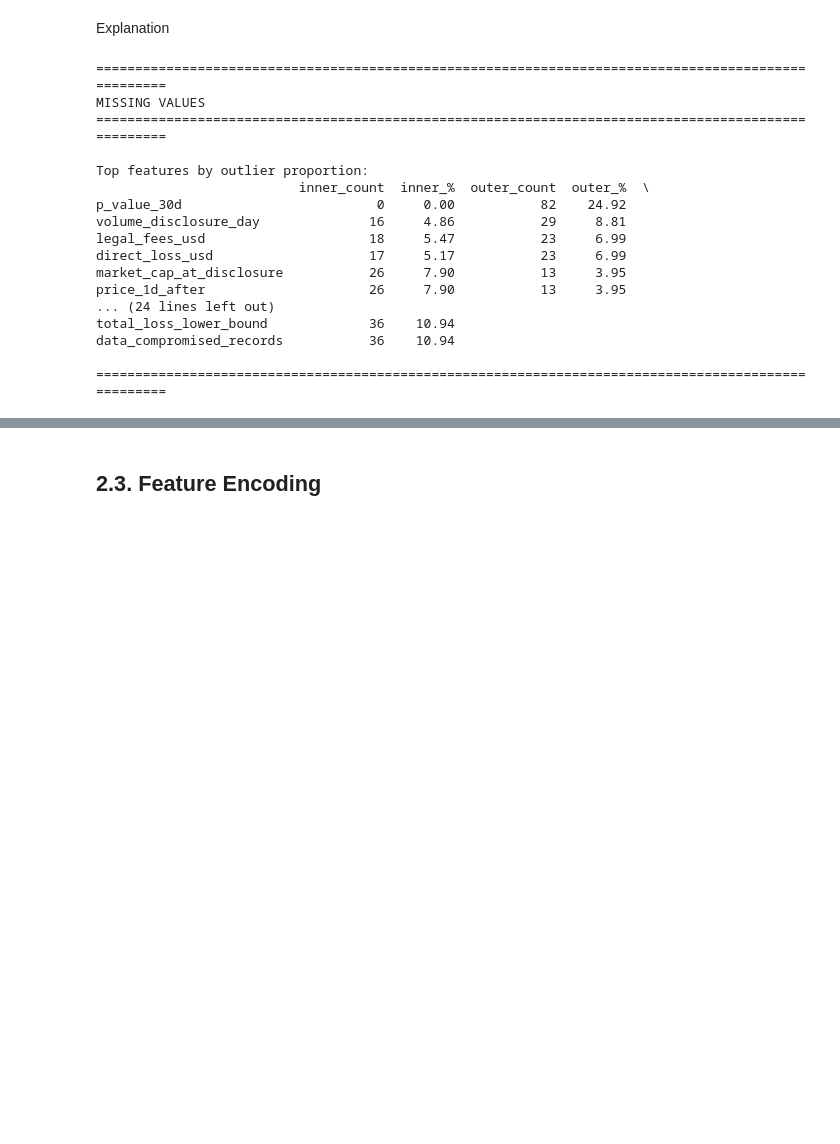
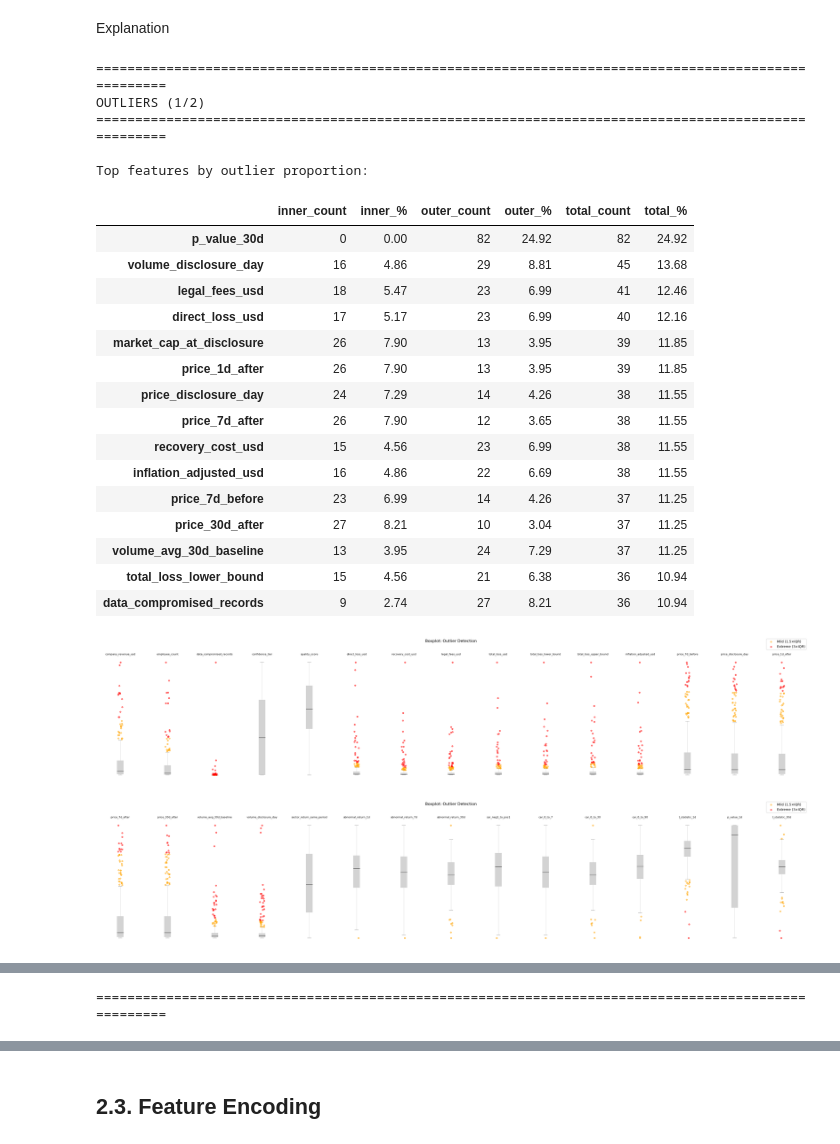
Before and after one commit to ItsAlexar/cybersecurity_breach_impact, a Jupyter notebook: preProcessing.ipynb, the cells around one changed output, grey strips where cells are left out. Drawn from its saved outputs; the diff is of its cells as text; code cells hidden in the pictures; blank space fills up the shorter version.

```diff
--- a/preProcessing.ipynb
+++ b/preProcessing.ipynb
@@ -47,3 +32,8 @@ num_cols, cat_cols = define_feature_types(df_merged)  # TODO function update dat
+# %%
+num_cols, cat_cols = update_feature_types(df_merged)
+
+# Filter the categorical features by whether they are relevant to our project and will be used later in our systems
+cat_cols_relevant = ["country_hq", "attack_vector_primary"] # TODO update with chosen categoricals needed by our 3 systems
 # %% [markdown]
 ## 2.1. Data Deletion: Missing Values
 # %% [markdown]
@@ -156,14 +155,19 @@ def get_iqr_bounds(df, cols):
-# %%
-limits = get_iqr_bounds(df_merged, num_cols)
-# Potential outliers (inner fence, includes extreme outliers)
-outlier_mask_inner = (df_reduced_miss[num_cols] < limits.loc["inner_lower"]) | (df_reduced_miss[num_cols] > limits.loc["inner_upper"])
-# Extreme outliers (outer fence, subset of the previous)
-outlier_mask_outer = (df_reduced_miss[num_cols] < limits.loc["outer_lower"]) | (df_reduced_miss[num_cols] > limits.loc["outer_upper"])
-
-outlier_stats = pd.DataFrame({
-    "inner_count":   (outlier_mask_inner & ~outlier_mask_outer).sum(),
-    "inner_%":     (outlier_mask_inner & ~outlier_mask_outer).mean() * 100,
-    "outer_count": outlier_mask_outer.sum(),
-    "outer_%":   outlier_mask_outer.mean() * 100,
-    "total_count":   outlier_mask_inner.sum(),
-    "total_%":     outlier_mask_inner.mean() * 100,}).round(2)
+# %%
+def get_outlier_masks(df, cols):
+    bounds = get_outlier_bounds(df, cols)
+    # Potential outliers (inner fence, includes extreme outliers)
+    outlier_mask_inner = (df[cols] < bounds.loc["inner_lower"]) | (df[cols] > bounds.loc["inner_upper"])
+    # Extreme outliers (outer fence, subset of the previous)
+    outlier_mask_outer = (df[cols] < bounds.loc["outer_lower"]) | (df[cols] > bounds.loc["outer_upper"])
+    return outlier_mask_inner, outlier_mask_outer
+# %%
+def get_outlier_stats(df, cols):
+    outlier_mask_inner, outlier_mask_outer = get_outlier_masks(df, cols)
+    outlier_stats = pd.DataFrame({
+    "inner_count":   (outlier_mask_inner & ~outlier_mask_outer).sum(),
+    "inner_%":     (outlier_mask_inner & ~outlier_mask_outer).mean() * 100,
+    "outer_count": outlier_mask_outer.sum(),
+    "outer_%":   outlier_mask_outer.mean() * 100,
+    "total_count":   outlier_mask_inner.sum(),
+    "total_%":     outlier_mask_inner.mean() * 100,}).round(2)
+    return outlier_stats
@@ -170,29 +216,38 @@ outlier_stats = pd.DataFrame({
 # %%
 print("=" * 100)
-print("MISSING VALUES")
+print("OUTLIERS (1/2)")
 print("=" * 100)
 
 print()
 print("Top features by outlier proportion:")
+outlier_stats = get_outlier_stats(df_miss, num_cols)
+display(outlier_stats.sort_values(by="total_%", ascending=False).iloc[:20].head(15))
+print()
 
-print((outlier_stats.sort_values(by="total_%", ascending=False).iloc[:20].head(15)))
+plot_outlier_boxplots(df_miss, num_cols)
 print()
 print("=" * 100)
 # %% [output]
 ====================================================================================================
-MISSING VALUES
+OUTLIERS (1/2)
 ====================================================================================================
 
 Top features by outlier proportion:
-                          inner_count  inner_%  outer_count  outer_%  \
-p_value_30d                         0     0.00           82    24.92
-volume_disclosure_day              16     4.86           29     8.81
-legal_fees_usd                     18     5.47           23     6.99
-direct_loss_usd                    17     5.17           23     6.99
-market_cap_at_disclosure           26     7.90           13     3.95
-price_1d_after                     26     7.90           13     3.95
-... (24 lines left out)
-total_loss_lower_bound             36    10.94
-data_compromised_records           36    10.94
-
-====================================================================================================
+|  | inner_count | inner_% | outer_count | outer_% | total_count | total_% |
+| p_value_30d | 0 | 0.00 | 82 | 24.92 | 82 | 24.92 |
+| volume_disclosure_day | 16 | 4.86 | 29 | 8.81 | 45 | 13.68 |
+| legal_fees_usd | 18 | 5.47 | 23 | 6.99 | 41 | 12.46 |
+| direct_loss_usd | 17 | 5.17 | 23 | 6.99 | 40 | 12.16 |
+| market_cap_at_disclosure | 26 | 7.90 | 13 | 3.95 | 39 | 11.85 |
+| price_1d_after | 26 | 7.90 | 13 | 3.95 | 39 | 11.85 |
+| price_disclosure_day | 24 | 7.29 | 14 | 4.26 | 38 | 11.55 |
+| price_7d_after | 26 | 7.90 | 12 | 3.65 | 38 | 11.55 |
+| recovery_cost_usd | 15 | 4.56 | 23 | 6.99 | 38 | 11.55 |
+| inflation_adjusted_usd | 16 | 4.86 | 22 | 6.69 | 38 | 11.55 |
+| price_7d_before | 23 | 6.99 | 14 | 4.26 | 37 | 11.25 |
+| price_30d_after | 27 | 8.21 | 10 | 3.04 | 37 | 11.25 |
+| volume_avg_30d_baseline | 13 | 3.95 | 24 | 7.29 | 37 | 11.25 |
+| total_loss_lower_bound | 15 | 4.56 | 21 | 6.38 | 36 | 10.94 |
+| data_compromised_records | 9 | 2.74 | 27 | 8.21 | 36 | 10.94 |
+[figure, added]
+[figure, added]
@@ -198,0 +255 @@ data_compromised_records           36    10.94
+====================================================================================================
```
Also changed, not shown: parts of 38 cells of this notebook, 1 other file.
